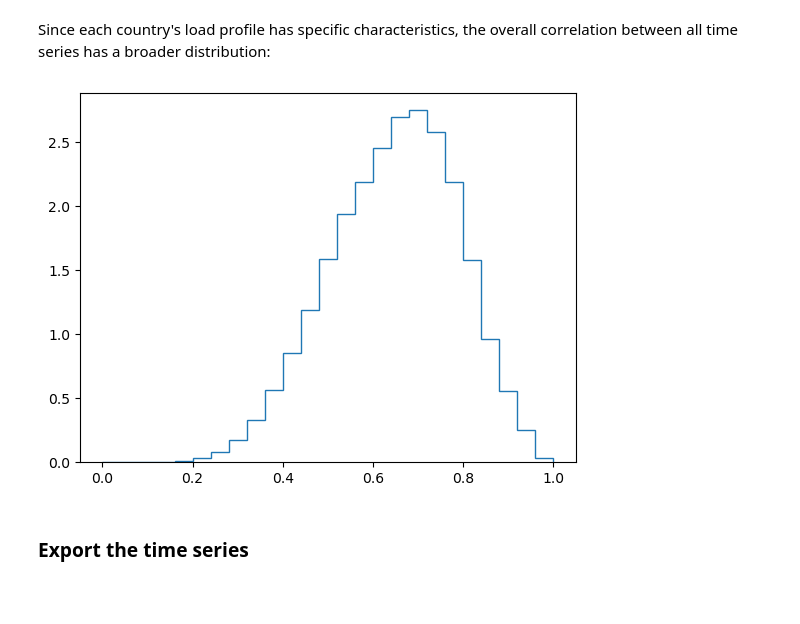
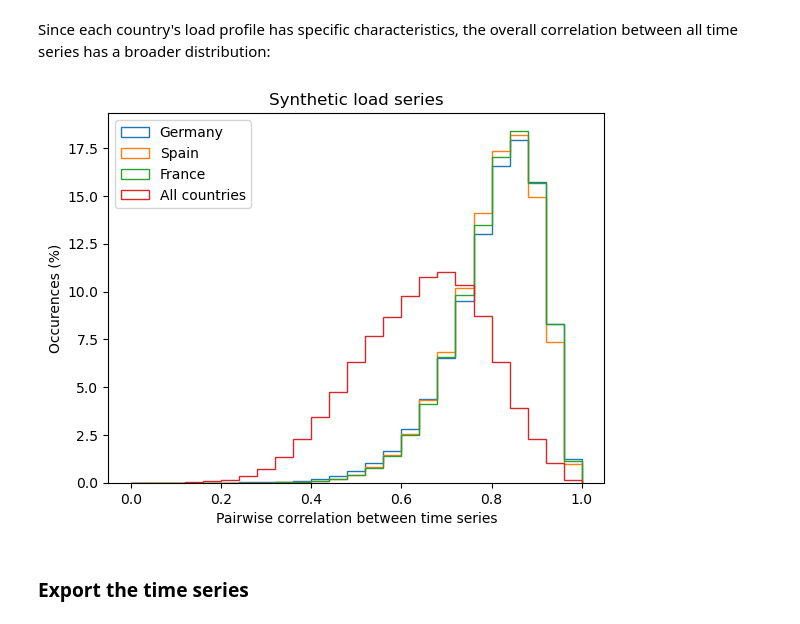
Before and after one commit to GeeeHesso/PowerData, a Jupyter notebook: run/generate_loads.ipynb, the cells around one changed output. Cells and saved outputs as stored; diff of their text form; code cells hidden in the pictures; blank space fills up the shorter version.

```diff
--- a/run/generate_loads.ipynb
+++ b/run/generate_loads.ipynb
@@ -155,11 +155,29 @@ plt.show()
 # %% [markdown]
 Since each country's load profile has specific characteristics, the overall correlation between all time series has a broader distribution:
-# %%
-plt.hist(ts.compute_pairwise_correlations(np.concatenate(list(loads_by_country.values()))),
-         range=(0,1), bins=25, histtype='step', density=True)
-plt.show()
-# %% [output]
-[figure, removed]
+# %%
+selected_countries = {
+    'DE': 'Germany',
+    'ES': 'Spain',
+    'FR': 'France'
+}
+
+for country, name in selected_countries.items():
+    time_series = loads_by_country[country]
+    n = time_series.shape[0] * (time_series.shape[0] - 1) // 2
+    plt.hist(ts.compute_pairwise_correlations(time_series), range=(0,1), bins=25, histtype='step',
+             weights=[100.0 / n for _ in range(n)], label=name)
+time_series = np.concatenate(list(loads_by_country.values()))
+n = time_series.shape[0] * (time_series.shape[0] - 1) // 2
+plt.hist(ts.compute_pairwise_correlations(time_series), range=(0,1), bins=25, histtype='step',
+         weights=[100.0 / n for _ in range(n)], label='All countries')
+plt.title('Synthetic load series')
+plt.xlabel('Pairwise correlation between time series')
+plt.ylabel('Occurences (%)')
+plt.legend()
+plt.savefig('figures/correlations.pdf')
+plt.show()
+# %% [output]
+[figure, added]
 # %% [markdown]
 ### Export the time series
 # %% [markdown]
```
Also changed, not shown: parts of 6 cells of this notebook, 3 other files.
